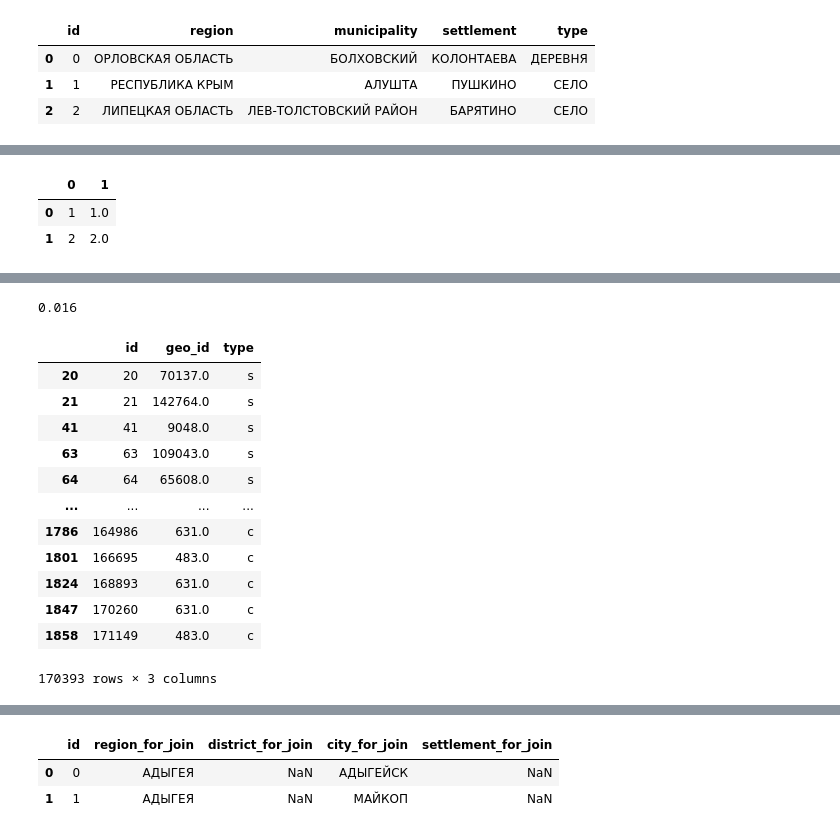
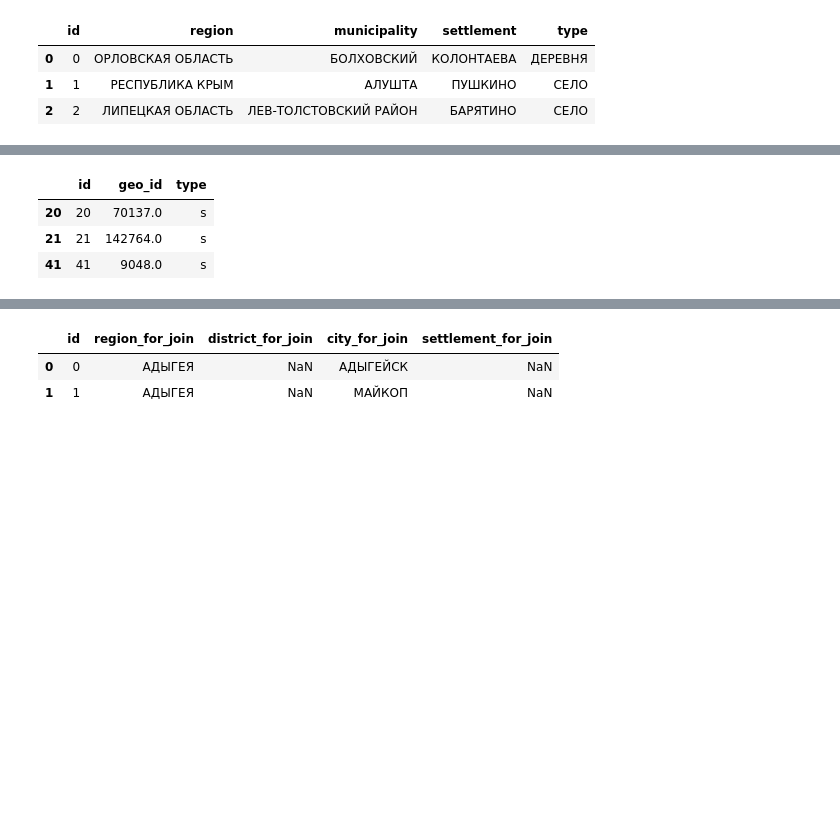
Before and after one commit to PavelSyomin/ru-smb-companies, a Jupyter notebook: Post Processing.ipynb, the cells around one changed output, grey strips where cells are left out. Cells and saved outputs as stored; diff of their text form; code cells hidden in the pictures; blank space fills up the shorter version.

```diff
--- a/Post Processing.ipynb
+++ b/Post Processing.ipynb
@@ -16,6 +16,8 @@ cities_additional = pd.read_csv("cities_additional.csv")
 socr = pd.read_csv("socrbase.csv")
 
 cities = pd.concat((cities_base, cities_additional))
+cities.reset_index(drop=True)
+cities["id"] = range(0, cities.shape[0])
 rsmp = rsmp.reset_index(names="id")
 # %%
 socr_full_to_full = socr[["name_full", "name_full"]]
@@ -189,11 +191,11 @@ addresses.head(2)
 | 0 | 0 | БАШКОРТОСТАН | РЕСПУБЛИКА | NaN | NaN | УФА | ГОРОД | ... |
 | 1 | 1 | БАШКОРТОСТАН | РЕСПУБЛИКА | NaN | NaN | УФА | ГОРОД | ... |
 # %%
-std_c = cities.reset_index(names="id")[["id", "region", "area", "city", "settlement"]]
+std_c = cities[["id", "region", "area", "city", "settlement"]]
 cities_from_areas = cities.loc[(cities["area_type"] == "г") & (cities["city"].isna())].copy()
 cities_from_areas["city"] = cities_from_areas["area"]
 cities_from_areas["area"] = np.nan
-cities_from_areas = cities_from_areas.reset_index(names="id")[["id", "region", "area", "city", "settlement"]]
+cities_from_areas = cities_from_areas[["id", "region", "area", "city", "settlement"]]
 std_c = pd.concat((std_c, cities_from_areas))
 
 std_c.iloc[:, 1:] = std_c.iloc[:, 1:].apply(preprocess_text_column)
@@ -332,9 +313,3 @@ std_c.dropna(subset=["region", "city"], how="any").drop_duplicates(subset=["regi
-# %%
-pd.DataFrame([[1, 1, 1], [2, 2, 2], [1, np.nan], [1, np.nan]]).drop_duplicates(keep=False)
-# %% [output]
-|  | 0 | 1 |
-| 0 | 1 | 1.0 |
-| 1 | 2 | 2.0 |
 # %%
 mappings = []
 rest = addresses
@@ -391,23 +366,11 @@ Option Cities by all parts: found 147358 matches, 7226 records left
 Option Cities by all parts except for settlements: found 1817 matches, 5409 records left
 Option Cities by region and city: found 2663 matches, 2746 records left
 Option Cities by region and district-as-city: found 0 matches, 2746 records left
-# %%
-2746/ addr_count
-# %% [output]
-0.016
 # %%
-pd.concat(mappings)
+addr_to_geo = pd.concat(mappings)
+addr_to_geo.head(3)
 # %% [output]
 |  | id | geo_id | type |
 | 20 | 20 | 70137.0 | s |
 | 21 | 21 | 142764.0 | s |
 | 41 | 41 | 9048.0 | s |
-| 63 | 63 | 109043.0 | s |
-| 64 | 64 | 65608.0 | s |
-| ... | ... | ... | ... |
-| 1786 | 164986 | 631.0 | c |
-| 1801 | 166695 | 483.0 | c |
-| 1824 | 168893 | 631.0 | c |
-| 1847 | 170260 | 631.0 | c |
-| 1858 | 171149 | 483.0 | c |
-170393 rows × 3 columns
```
Also changed, not shown: parts of 17 cells of this notebook.
